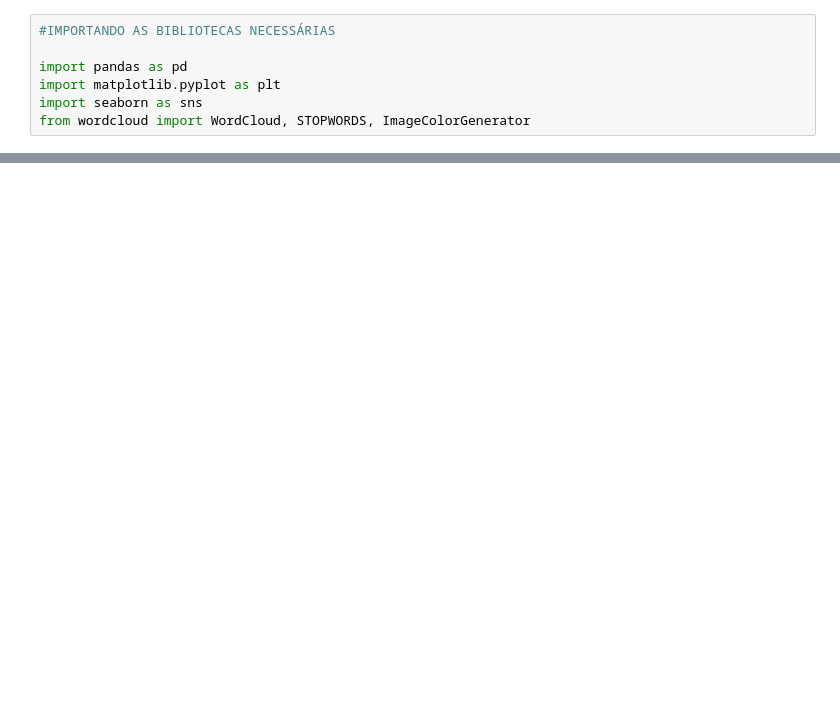
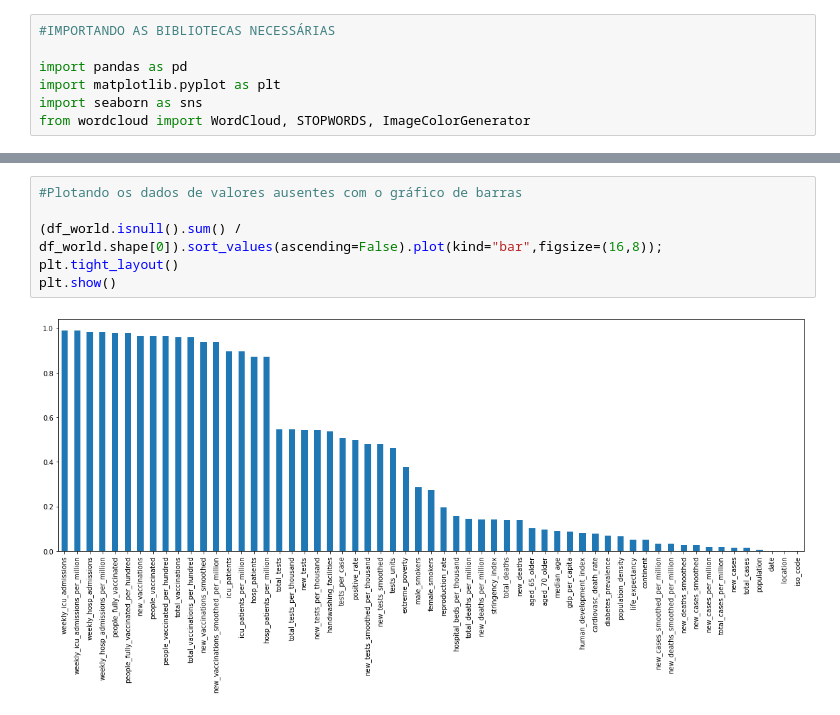
Before and after one commit to Yanni-Dhevictor/Projetos-de-Data-Science, a Jupyter notebook: [PROJETO]PANORAMA_DO_COVID_19.ipynb, the cells around one changed output, grey strips where cells are left out. Cells and saved outputs as stored; diff of their text form; blank space fills up the shorter version.

```diff
--- a/[PROJETO]PANORAMA_DO_COVID_19.ipynb
+++ b/[PROJETO]PANORAMA_DO_COVID_19.ipynb
@@ -38,0 +233,8 @@ df_world.describe()
+# %%
+#Plotando os dados de valores ausentes com o gráfico de barras
+
+(df_world.isnull().sum() / df_world.shape[0]).sort_values(ascending=False).plot(kind="bar",figsize=(16,8));
+plt.tight_layout()
+plt.show()
+# %% [output]
+[figure, added]
```
Also changed, not shown: parts of 63 cells of this notebook.
